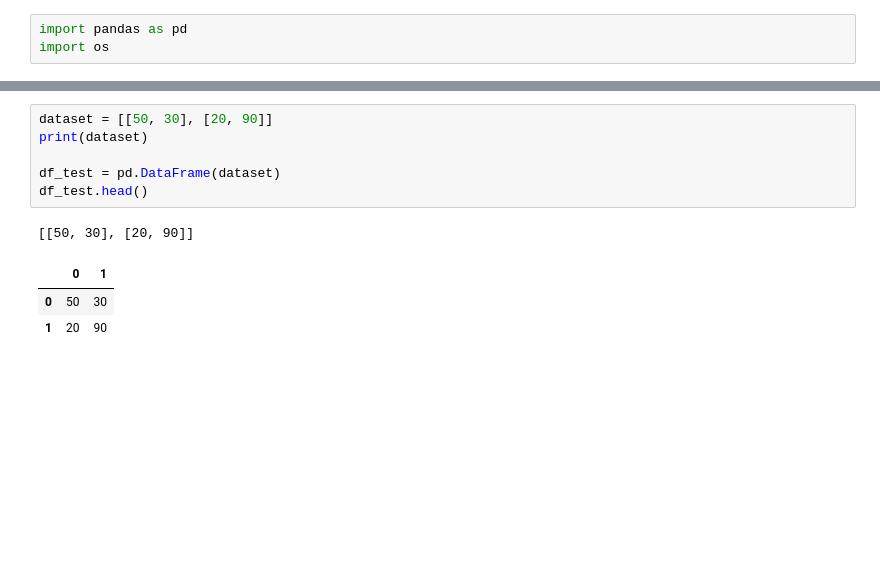
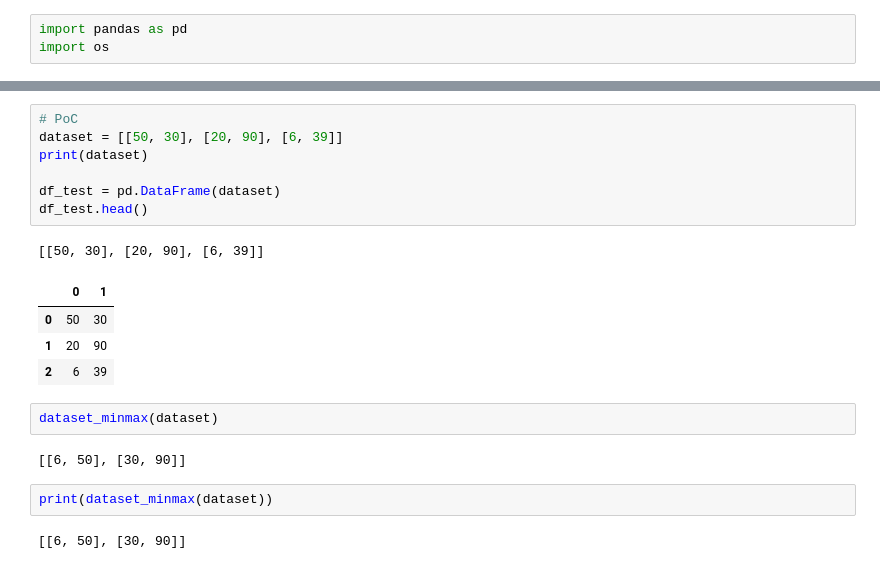
Before and after one commit to Enrique1987/Machine-Learning, a Jupyter notebook: 05_Machine_Learning_Algorithms_From_Scratch/01_Scale_Machine_Learning_Data.ipynb, the cells around one changed output, grey strips where cells are left out. Saved outputs shown, nothing was run; the diff lists cells and outputs as text; blank space fills up the shorter version.

```diff
--- a/05_Machine_Learning_Algorithms_From_Scratch/01_Scale_Machine_Learning_Data.ipynb
+++ b/05_Machine_Learning_Algorithms_From_Scratch/01_Scale_Machine_Learning_Data.ipynb
@@ -29,11 +38,21 @@ df_diabetes.head()
 # %%
-dataset = [[50, 30], [20, 90]]
+# PoC
+dataset = [[50, 30], [20, 90], [6, 39]]
 print(dataset)
 
 df_test = pd.DataFrame(dataset)
 df_test.head()
 # %% [output]
-[[50, 30], [20, 90]]
+[[50, 30], [20, 90], [6, 39]]
 |  | 0 | 1 |
 | 0 | 50 | 30 |
 | 1 | 20 | 90 |
+| 2 | 6 | 39 |
+# %%
+dataset_minmax(dataset)
+# %% [output]
+[[6, 50], [30, 90]]
+# %%
+print(dataset_minmax(dataset))
+# %% [output]
+[[6, 50], [30, 90]]
```
Also changed, not shown: parts of 11 cells of this notebook.
